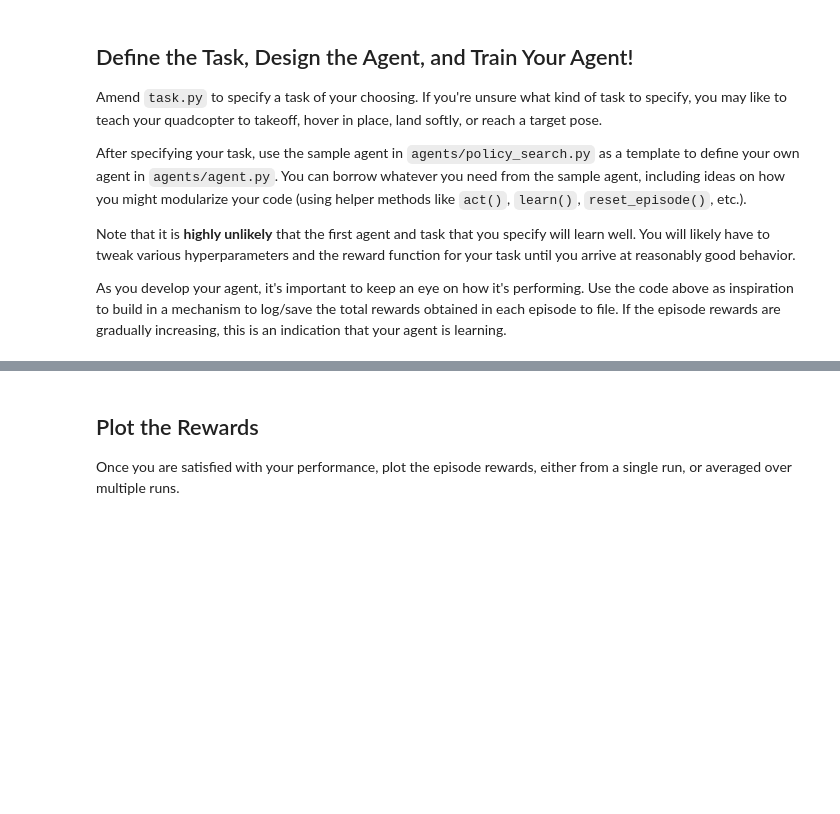
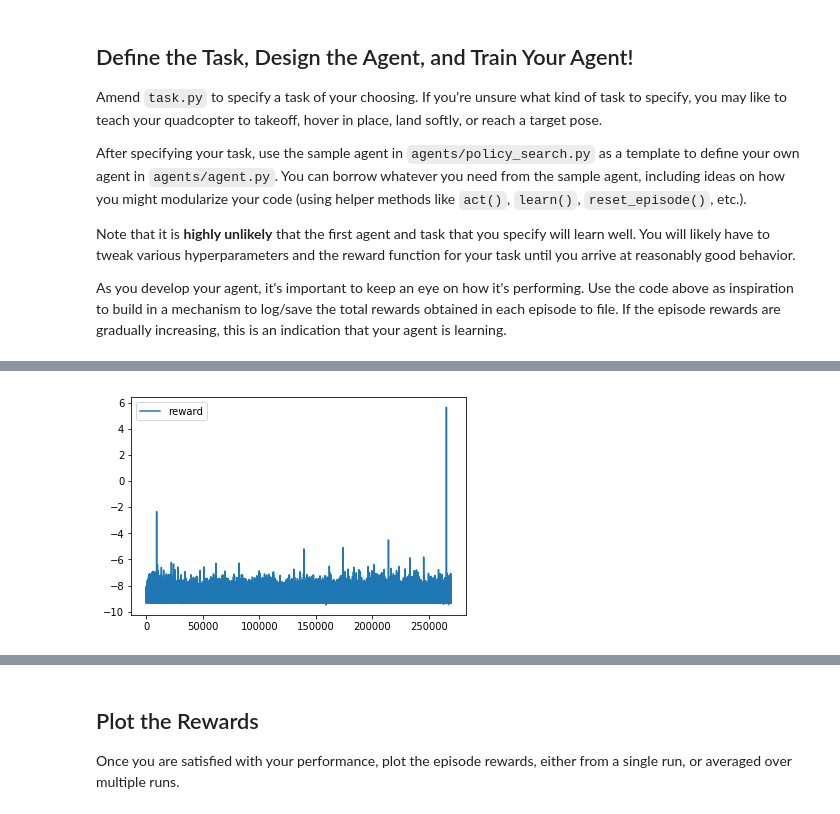
Before and after one commit to swaption2009/quadcopter_rl, a Jupyter notebook: Quadcopter_Project.ipynb, the cells around one changed output, grey strips where cells are left out. Saved outputs shown, nothing was run; the diff lists cells and outputs as text; code cells hidden in the pictures; blank space fills up the shorter version.

```diff
--- a/Quadcopter_Project.ipynb
+++ b/Quadcopter_Project.ipynb
@@ -298,0 +368,7 @@ Episode = 1000, score =   9.875 (best =   9.928), noise_scale = 3.2
+# %%
+not_successful_landing = task3_result.loc[task3_result['z'] != 0.0]
+plt.plot(not_successful_landing['reward'], label='reward')
+plt.legend()
+_ = plt.ylim()
+# %% [output]
+[figure, added]
```
Also changed, not shown: parts of 24 cells of this notebook, 5 other files.
